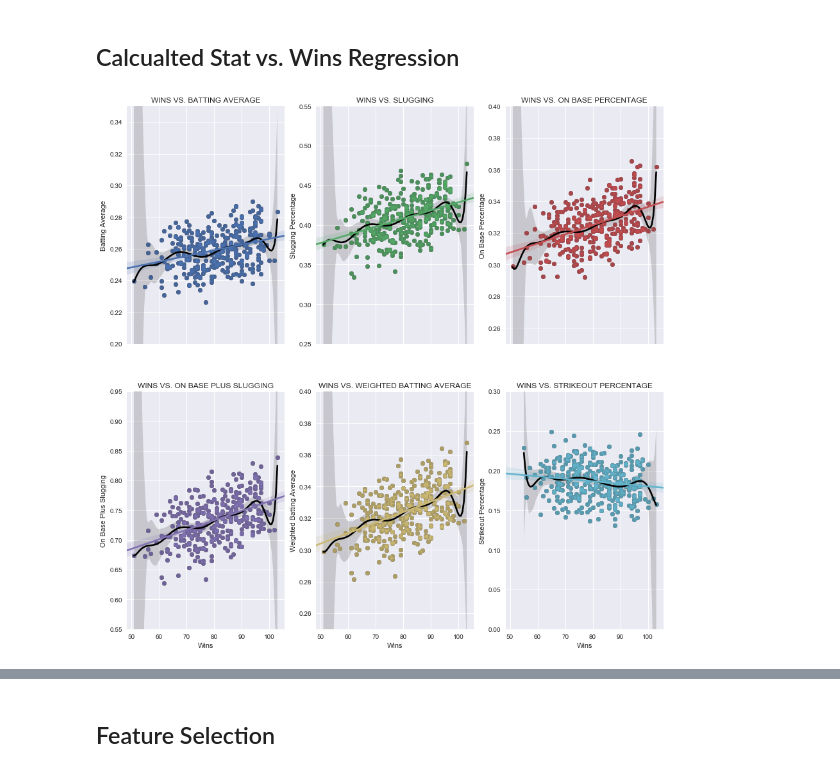
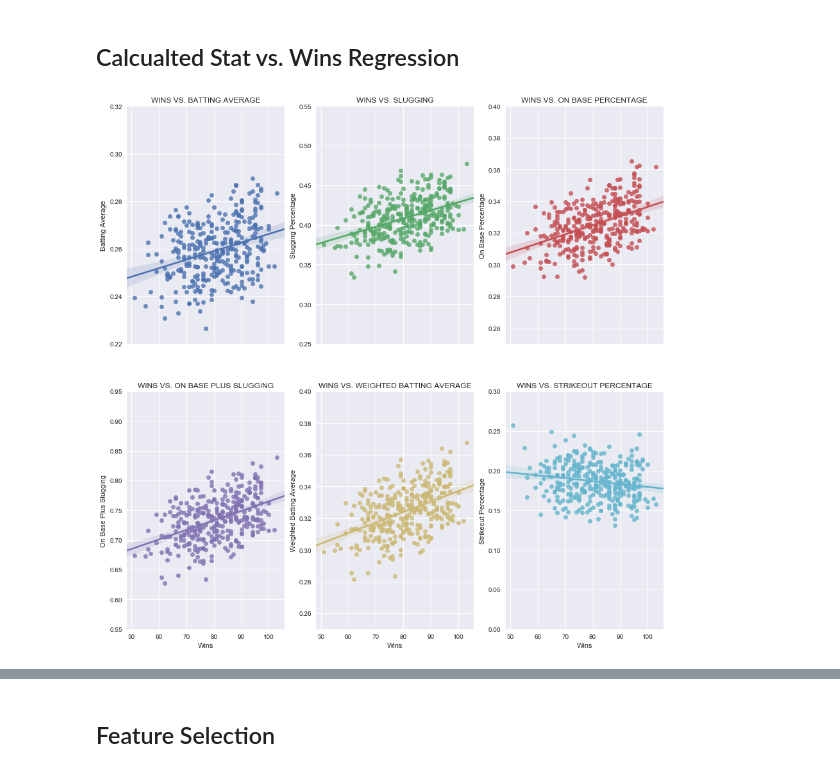
Before and after one commit to lawewers/Springboard-Capstone-MLB-W-vs.-L, a Jupyter notebook: CapstoneProject.ipynb, the cells around one changed output, grey strips where cells are left out. Cells and saved outputs as stored; diff of their text form; code cells hidden in the pictures.

```diff
--- a/CapstoneProject.ipynb
+++ b/CapstoneProject.ipynb
@@ -248,53 +206,47 @@ Slope Standard Deviation Error: 0.320760389499
 
 fig, ax = plt.subplots(2,3,figsize=(15,15), sharex = True)
 
-sns.regplot(x='w', y='bat_avg', data=team_rb_avg, ax=ax[0,0], order=10, truncate=True, color='black')
-sns.regplot(x='w', y='bat_avg', data=team_rb_avg, ax=ax[0,0])
+sns.regplot(x='w', y='bat_avg', data=team_rb, ax=ax[0,0])
 ax[0,0].set_title('WINS VS. BATTING AVERAGE')
 ax[0,0].set_ylabel('Batting Average')
 ax[0,0].set_xlabel('')
-ax[0,0].set_ylim([.2,.35])
-avg_slope, avg_intercept, avg_r_value, avg_p_value, avg_slope_std_error = scipy.stats.linregress(team_rb_avg.w, team_rb_avg.bat_avg)
+ax[0,0].set_ylim([.22,.32])
+avg_slope, avg_intercept, avg_r_value, avg_p_value, avg_slope_std_error = scipy.stats.linregress(team_rb.w, team_rb.bat_avg)
 
-sns.regplot(x='w', y='slg', data=team_rb_slg, ax=ax[0,1], order=10, truncate=True, color='black')
-sns.regplot(x='w', y='slg', data=team_rb_slg, ax=ax[0,1])
+sns.regplot(x='w', y='slg', data=team_rb, ax=ax[0,1])
 ax[0,1].set_title('WINS VS. SLUGGING')
 ax[0,1].set_ylabel('Slugging Percentage')
 ax[0,1].set_xlabel('')
 ax[0,1].set_ylim([.25,.55])
-slg_slope, slg_intercept, slg_r_value, slg_p_value, slg_slope_std_error = scipy.stats.linregress(team_rb_slg.w, team_rb_slg.slg)
+slg_slope, slg_intercept, slg_r_value, slg_p_value, slg_slope_std_error = scipy.stats.linregress(team_rb.w, team_rb.slg)
 
-sns.regplot(x='w', y='obp', data=team_rb_obp, ax=ax[0,2], order=10, truncate=True, color='black')
-sns.regplot(x='w', y='obp', data=team_rb_obp, ax=ax[0,2])
+sns.regplot(x='w', y='obp', data=team_rb, ax=ax[0,2])
 ax[0,2].set_title('WINS VS. ON BASE PERCENTAGE')
 ax[0,2].set_ylabel('On Base Percentage')
 ax[0,2].set_xlabel('')
 ax[0,2].set_ylim([.25,.4])
-obp_slope, obp_intercept, obp_r_value, obp_p_value, obp_slope_std_error = scipy.stats.linregress(team_rb_obp.w, team_rb_obp.obp)
+obp_slope, obp_intercept, obp_r_value, obp_p_value, obp_slope_std_error = scipy.stats.linregress(team_rb.w, team_rb.obp)
 
-sns.regplot(x='w', y='ops', data=team_rb_ops, ax=ax[1,0], order=10, truncate=True, color='black')
-sns.regplot(x='w', y='ops', data=team_rb_ops, ax=ax[1,0])
+sns.regplot(x='w', y='ops', data=team_rb, ax=ax[1,0])
 ax[1,0].set_title('WINS VS. ON BASE PLUS SLUGGING')
 ax[1,0].set_ylabel('On Base Plus Slugging')
 ax[1,0].set_xlabel('Wins')
 ax[1,0].set_ylim([.55,.95])
-ops_slope, ops_intercept, ops_r_value, ops_p_value, ops_slope_std_error = scipy.stats.linregress(team_rb_ops.w, team_rb_ops.ops)
+ops_slope, ops_intercept, ops_r_value, ops_p_value, ops_slope_std_error = scipy.stats.linregress(team_rb.w, team_rb.ops)
 
-sns.regplot(x='w', y='woba', data=team_rb_woba, ax=ax[1,1], order=10, truncate=True, color='black')
-sns.regplot(x='w', y='woba', data=team_rb_woba, ax=ax[1,1])
+sns.regplot(x='w', y='woba', data=team_rb, ax=ax[1,1])
 ax[1,1].set_title('WINS VS. WEIGHTED BATTING AVERAGE')
 ax[1,1].set_ylabel('Weighted Batting Average')
 ax[1,1].set_xlabel('Wins')
 ax[1,1].set_ylim([.25,.4])
-woba_slope, woba_intercept, woba_r_value, woba_p_value, woba_slope_std_error = scipy.stats.linregress(team_rb_woba.w, team_rb_woba.woba)
+woba_slope, woba_intercept, woba_r_value, woba_p_value, woba_slope_std_error = scipy.stats.linregress(team_rb.w, team_rb.woba)
 
-sns.regplot(x='w', y='kperc', data=team_rb_kperc, ax=ax[1,2], order=10, truncate=True, color='black')
-sns.regplot(x='w', y='kperc', data=team_rb_kperc, ax=ax[1,2])
+sns.regplot(x='w', y='kperc', data=team_rb, ax=ax[1,2])
 ax[1,2].set_title('WINS VS. STRIKEOUT PERCENTAGE')
 ax[1,2].set_ylabel('Strikeout Percentage')
 ax[1,2].set_xlabel('Wins')
 ax[1,2].set_ylim([0,.3])
-kperc_slope, kperc_intercept, kperc_r_value, kperc_p_value, kperc_slope_std_error = scipy.stats.linregress(team_rb_kperc.w, team_rb_kperc.kperc)
+kperc_slope, kperc_intercept, kperc_r_value, kperc_p_value, kperc_slope_std_error = scipy.stats.linregress(team_rb.w, team_rb.kperc)
 None
 # %% [output]
-[figure, old version]
+[figure, new version]
```
Also changed, not shown: parts of 39 cells of this notebook.
